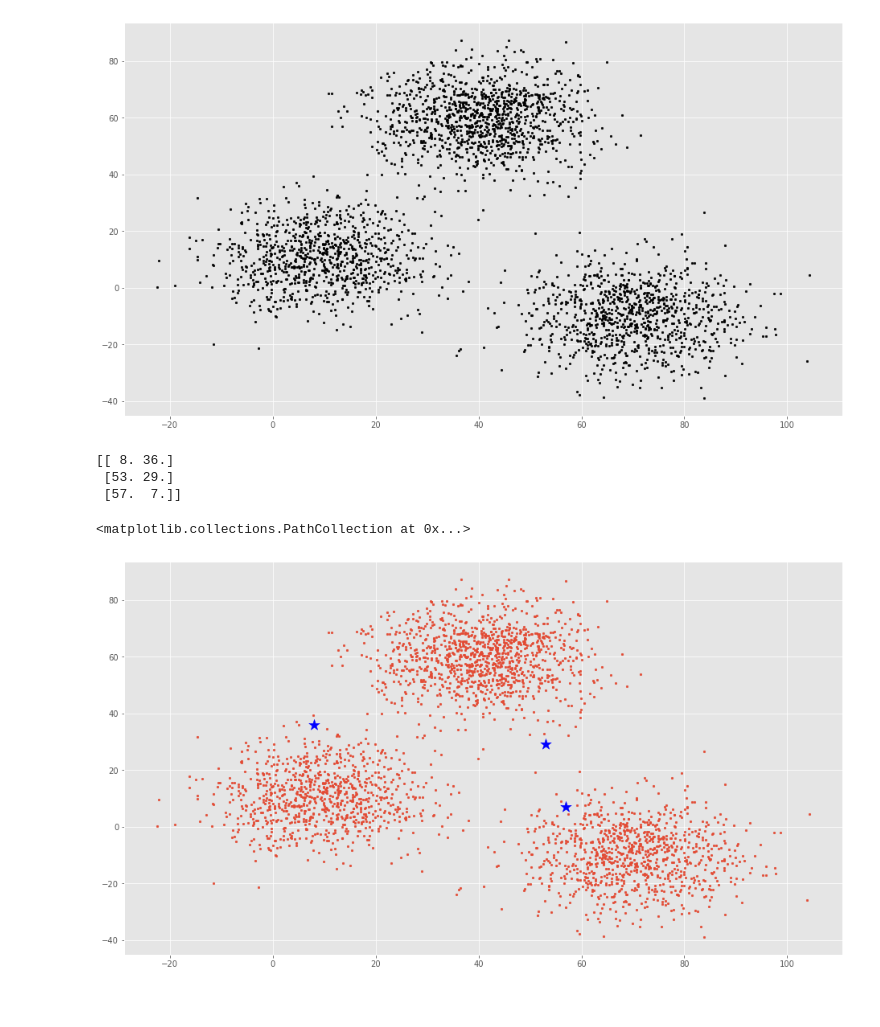
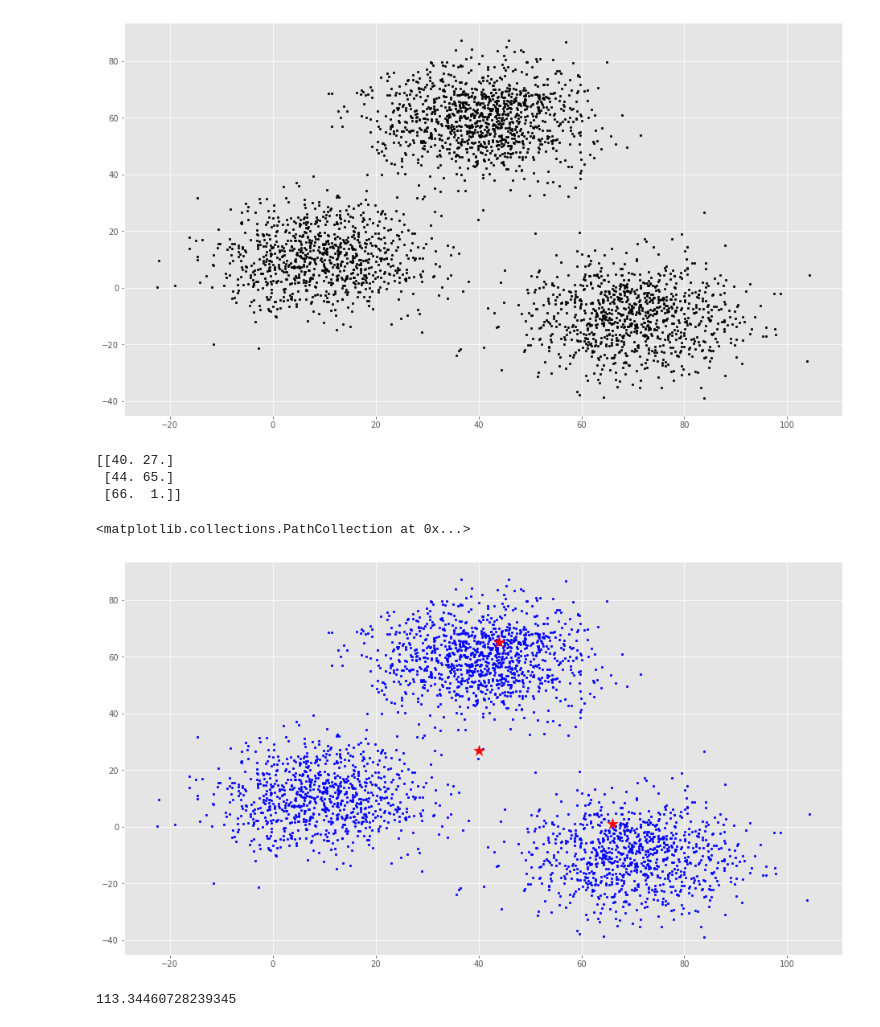
Before and after one commit to benjjo/MachineLearningTute, a Jupyter notebook: reinforcement.ipynb, the cells around one changed output. Cells and saved outputs as stored; diff of their text form; code cells hidden in the pictures.

```diff
--- a/reinforcement.ipynb
+++ b/reinforcement.ipynb
@@ -32,22 +32,22 @@ def dist(a, b, ax=1):
 # %%
 # Number of clusters
 k = 3
 
 # XY coordinates of random centroids
 C_x = np.random.randint(0, np.max(X)-20, size=k)
 C_y = np.random.randint(0, np.max(X)-20, size=k)
 
 C = np.array(list(zip(C_x, C_y)), dtype=float)
 print(C)
 # Plotting along with the centroids
-plt.scatter(f1, f2, c='C0', s=7)
-plt.scatter(C_x, C_y, s=200, marker='*', c='b')
+plt.scatter(f1, f2, c='b', s=7)
+plt.scatter(C_x, C_y, s=200, marker='*', c='r')
 # %% [output]
-[[ 8. 36.]
- [53. 29.]
- [57.  7.]]
+[[40. 27.]
+ [44. 65.]
+ [66.  1.]]
 <matplotlib.collections.PathCollection at 0x...>
-[figure, old version]
+[figure, new version]
 # %%
 # To store the value of the centroids when it updates
 C_old = np.zeros(C.shape)
@@ -57,6 +57,9 @@ clusters = np.zeros(len(X))
 
 # Error func. - Distance between new centroids and old centroids
 error = dist(C, C_old, None)
+print(error)
+# %% [output]
+113.34460728239345
 # %%
 # Loop will run till the error becomes zero
 while error != 0:
```
Also changed, not shown: parts of 2 cells of this notebook, 2 other files.
